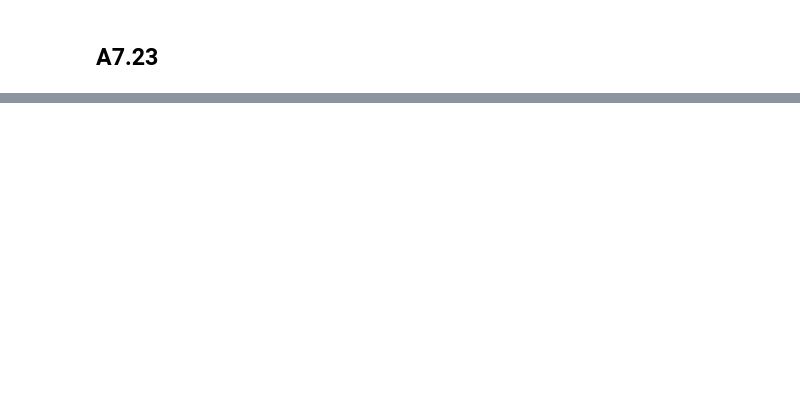
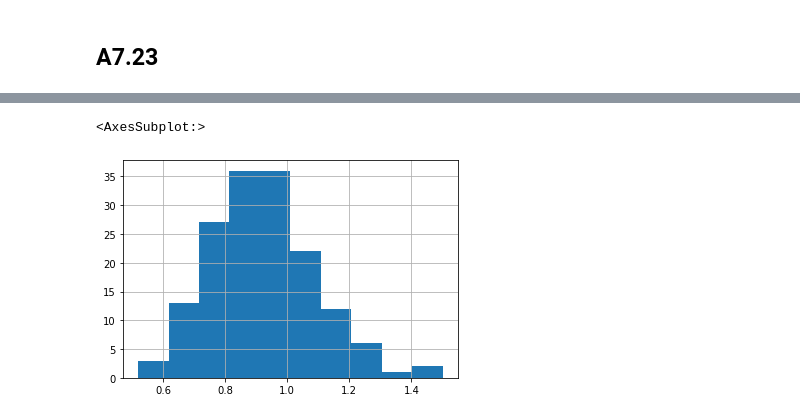
Before and after one commit to jmsdao/intro-biostats-solutions, a Jupyter notebook: Chapter07.ipynb, the cells around one changed output, grey strips where cells are left out. Cells and saved outputs as stored; diff of their text form; code cells hidden in the pictures; blank space fills up the shorter version.

Commit message:
Finish ch7, rename assets

```diff
--- a/Chapter07.ipynb
+++ b/Chapter07.ipynb
@@ -685,0 +674,5 @@ comparisons adjustment approach, and test all pairwise comparisons.
+# %%
+df = pd.read_csv('assets/mutans_streptococci.csv', sep=',')
+
+print(f"df num rows: {df.shape[0]}")
+df.head()
@@ -687,0 +689,12 @@ comparisons adjustment approach, and test all pairwise comparisons.
+# %%
+subdf = df.query('weeks == 0 or weeks == 3')[['person', 'weeks', 'cfu', 'trt']]
+subdf = subdf.pivot(index='person', columns='weeks')
+subdf.columns = subdf.columns.to_flat_index()
+
+subdf['outcome'] = subdf[('cfu', 3)] / subdf[('cfu', 0)]
+
+subdf = subdf.rename(columns={('trt', 0): 'treatment'})
+subdf = subdf.drop(columns=[('trt', 3), ('cfu', 0), ('cfu', 3)])
+
+print(f"num rows = {subdf.shape[0]}")
+subdf.head()
@@ -687,0 +710,5 @@ comparisons adjustment approach, and test all pairwise comparisons.
+# %%
+subdf['outcome'].hist()
+# %% [output]
+<AxesSubplot:>
+[figure, added]
```
Also changed, not shown: parts of 19 cells of this notebook, 7 other files.
